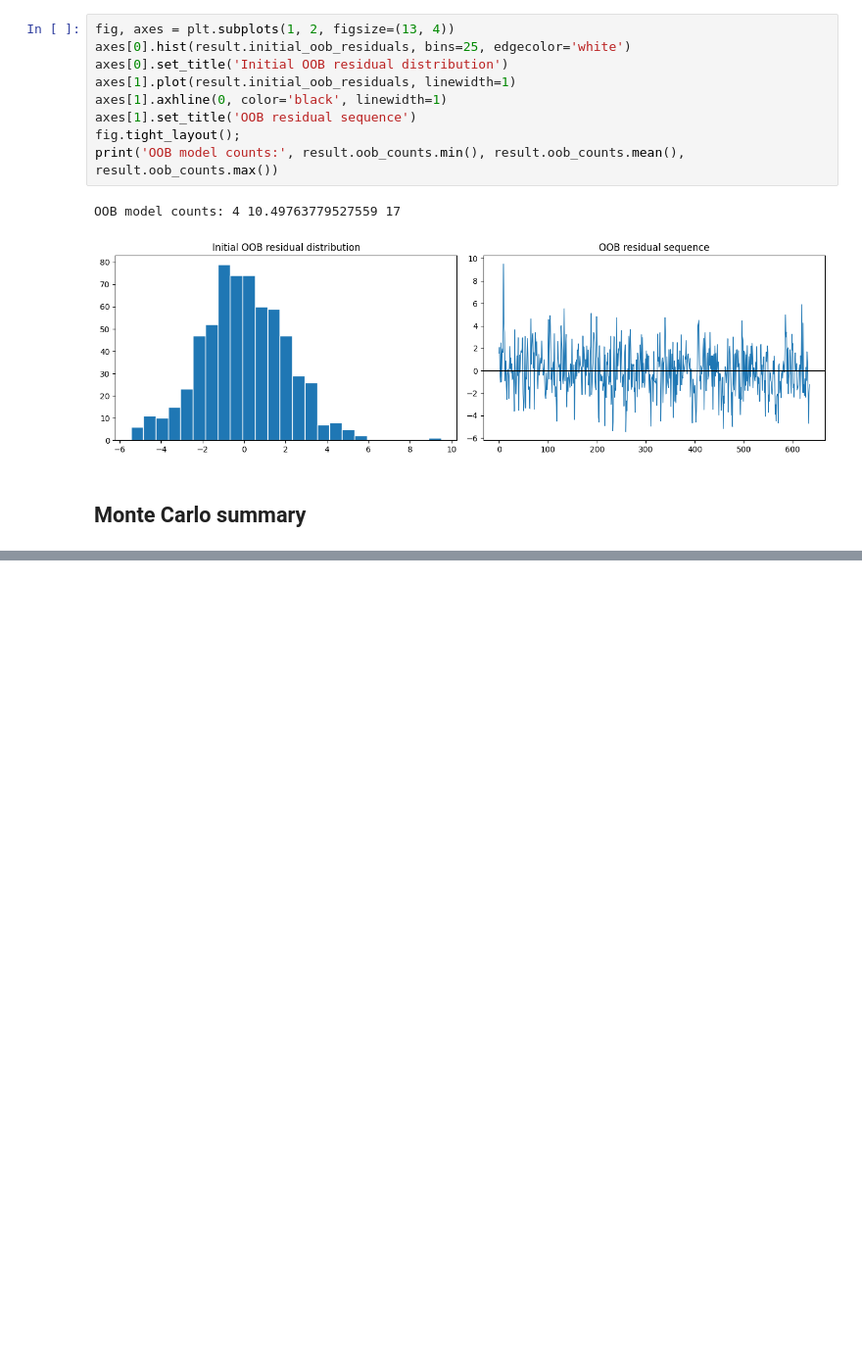
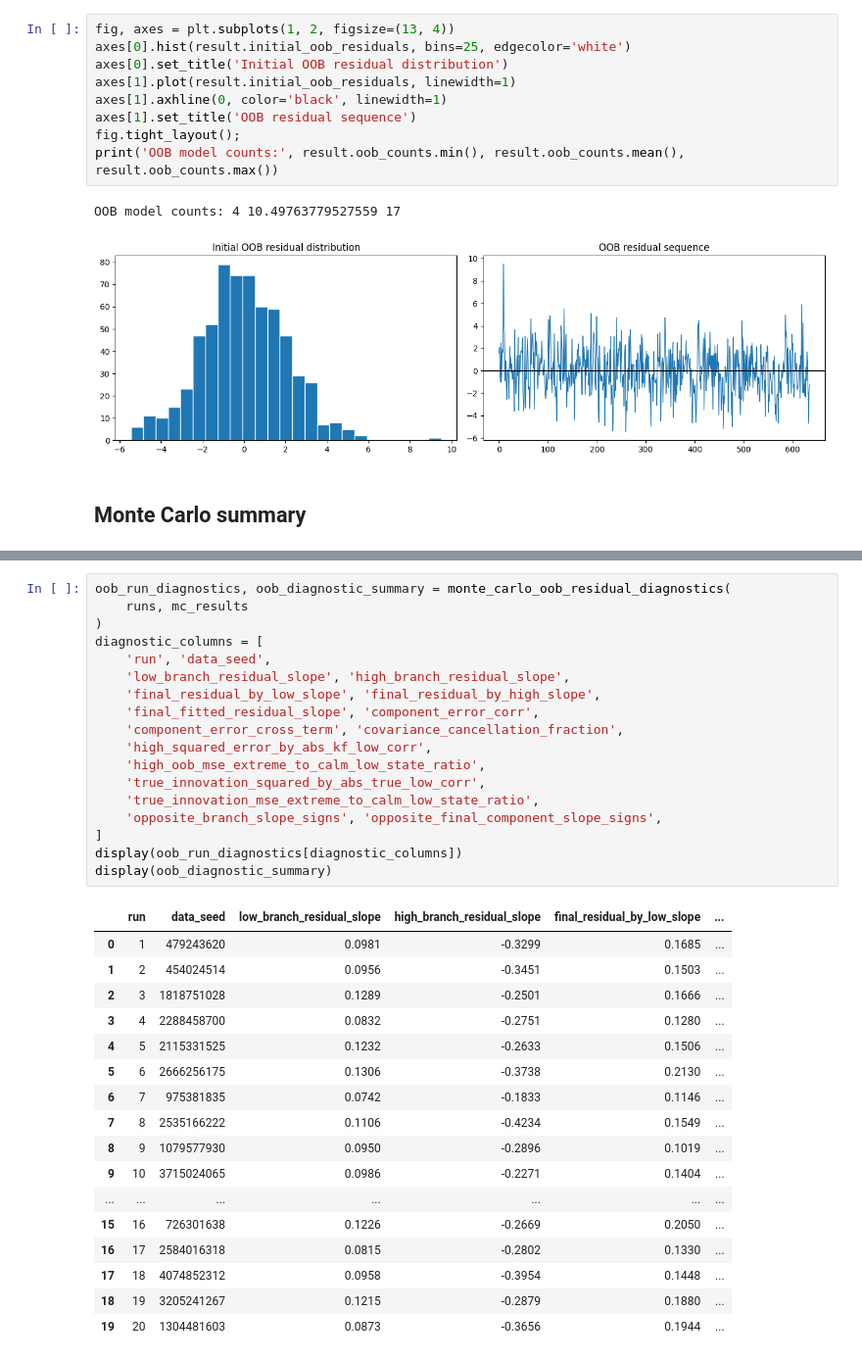
Before and after one commit to reset2626/project, a Jupyter notebook: meeting/notebooks/experiments/m1m9/EnbPI/KF_m1m9_EnbPI.ipynb, the cells around one changed output, grey strips where cells are left out. Shown at 98% size. Cells and saved outputs as stored; diff of their text form; blank space fills up the shorter version.

```diff
--- a/meeting/notebooks/experiments/m1m9/EnbPI/KF_m1m9_EnbPI.ipynb
+++ b/meeting/notebooks/experiments/m1m9/EnbPI/KF_m1m9_EnbPI.ipynb
@@ -148,0 +162,36 @@ plot_monte_carlo_forecast_diagnostics(
+# %%
+oob_run_diagnostics, oob_diagnostic_summary = monte_carlo_oob_residual_diagnostics(
+    runs, mc_results
+)
+diagnostic_columns = [
+    'run', 'data_seed',
+    'low_branch_residual_slope', 'high_branch_residual_slope',
+    'final_residual_by_low_slope', 'final_residual_by_high_slope',
+    'final_fitted_residual_slope', 'component_error_corr',
+    'component_error_cross_term', 'covariance_cancellation_fraction',
+    'high_squared_error_by_abs_kf_low_corr',
+    'high_oob_mse_extreme_to_calm_low_state_ratio',
+    'true_innovation_squared_by_abs_true_low_corr',
+    'true_innovation_mse_extreme_to_calm_low_state_ratio',
+    'opposite_branch_slope_signs', 'opposite_final_component_slope_signs',
+]
+display(oob_run_diagnostics[diagnostic_columns])
+display(oob_diagnostic_summary)
+# %% [output]
+|  | run | data_seed | low_branch_residual_slope | high_branch_residual_slope | final_residual_by_low_slope | ... |
+| 0 | 1 | 479243620 | 0.0981 | -0.3299 | 0.1685 | ... |
+| 1 | 2 | 454024514 | 0.0956 | -0.3451 | 0.1503 | ... |
+| 2 | 3 | 1818751028 | 0.1289 | -0.2501 | 0.1666 | ... |
+| 3 | 4 | 2288458700 | 0.0832 | -0.2751 | 0.1280 | ... |
+| 4 | 5 | 2115331525 | 0.1232 | -0.2633 | 0.1506 | ... |
+| 5 | 6 | 2666256175 | 0.1306 | -0.3738 | 0.2130 | ... |
+| 6 | 7 | 975381835 | 0.0742 | -0.1833 | 0.1146 | ... |
+| 7 | 8 | 2535166222 | 0.1106 | -0.4234 | 0.1549 | ... |
+| 8 | 9 | 1079577930 | 0.0950 | -0.2896 | 0.1019 | ... |
+| 9 | 10 | 3715024065 | 0.0986 | -0.2271 | 0.1404 | ... |
+| ... | ... | ... | ... | ... | ... | ... |
+| 15 | 16 | 726301638 | 0.1226 | -0.2669 | 0.2050 | ... |
+| 16 | 17 | 2584016318 | 0.0815 | -0.2802 | 0.1330 | ... |
+| 17 | 18 | 4074852312 | 0.0958 | -0.3954 | 0.1448 | ... |
+| 18 | 19 | 3205241267 | 0.1215 | -0.2879 | 0.1880 | ... |
+| 19 | 20 | 1304481603 | 0.0873 | -0.3656 | 0.1944 | ... |
```
Also changed, not shown: parts of 5 cells of this notebook, 13 other files.
